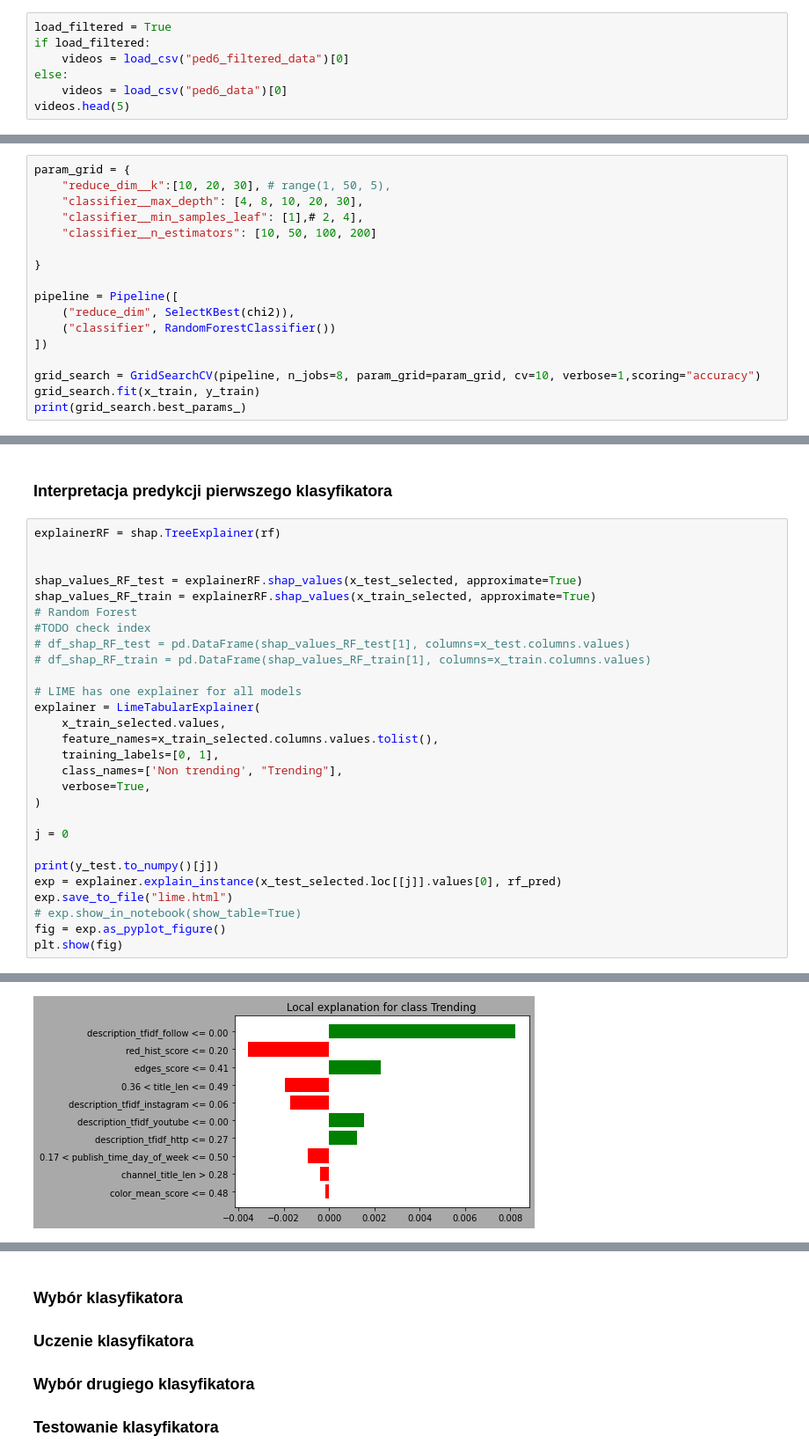
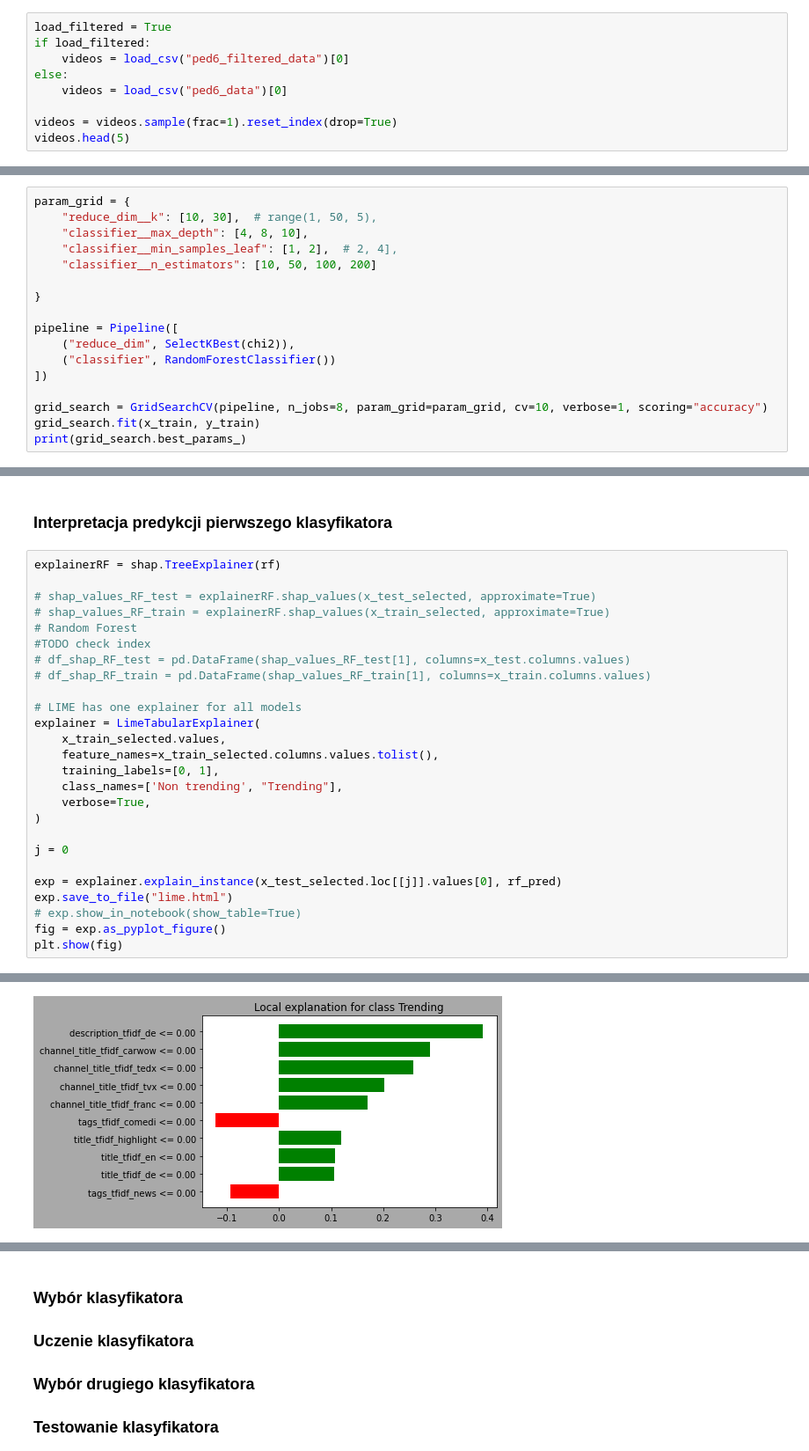
Before and after one commit to DominikKossinski/PED, a Jupyter notebook: notebooks/PED_6.ipynb, the cells around one changed output, grey strips where cells are left out. Shown at 88% size. Cells and saved outputs as stored; diff of their text form.

```diff
--- a/notebooks/PED_6.ipynb
+++ b/notebooks/PED_6.ipynb
@@ -77,6 +76,8 @@ if load_filtered:
     videos = load_csv("ped6_filtered_data")[0]
 else:
     videos = load_csv("ped6_data")[0]
+
+videos = videos.sample(frac=1).reset_index(drop=True)
 videos.head(5)
 # %% [output]
 |  | title_len | channel_title_len | publish_time_day_of_week | color_mean_score | red_hist_score | edges_score | ... |
@@ -130,9 +131,9 @@ RandomForest
 TODO uzasadnij wybór.
 # %%
 param_grid = {
-    "reduce_dim__k":[10, 20, 30], # range(1, 50, 5),
-    "classifier__max_depth": [4, 8, 10, 20, 30],
-    "classifier__min_samples_leaf": [1],# 2, 4],
+    "reduce_dim__k": [10, 30],  # range(1, 50, 5),
+    "classifier__max_depth": [4, 8, 10],
+    "classifier__min_samples_leaf": [1, 2],  # 2, 4],
     "classifier__n_estimators": [10, 50, 100, 200]
 
 }
@@ -142,7 +143,7 @@ pipeline = Pipeline([
     ("classifier", RandomForestClassifier())
 ])
 
-grid_search = GridSearchCV(pipeline, n_jobs=8, param_grid=param_grid, cv=10, verbose=1,scoring="accuracy")
+grid_search = GridSearchCV(pipeline, n_jobs=8, param_grid=param_grid, cv=10, verbose=1, scoring="accuracy")
 grid_search.fit(x_train, y_train)
 print(grid_search.best_params_)
 # %% [output]
@@ -189,9 +190,8 @@ Test accuracy: 1.0
 # %%
 explainerRF = shap.TreeExplainer(rf)
 
-
-shap_values_RF_test = explainerRF.shap_values(x_test_selected, approximate=True)
-shap_values_RF_train = explainerRF.shap_values(x_train_selected, approximate=True)
+# shap_values_RF_test = explainerRF.shap_values(x_test_selected, approximate=True)
+# shap_values_RF_train = explainerRF.shap_values(x_train_selected, approximate=True)
 # Random Forest
 #TODO check index
 # df_shap_RF_test = pd.DataFrame(shap_values_RF_test[1], columns=x_test.columns.values)
@@ -208,7 +208,6 @@ explainer = LimeTabularExplainer(
 
 j = 0
 
-print(y_test.to_numpy()[j])
 exp = explainer.explain_instance(x_test_selected.loc[[j]].values[0], rf_pred)
 exp.save_to_file("lime.html")
 # exp.show_in_notebook(show_table=True)
@@ -222 +220 @@ Right: 1.0
-[figure, old version]
+[figure, new version]
```
Also changed, not shown: parts of 12 cells of this notebook, 4 other files.
